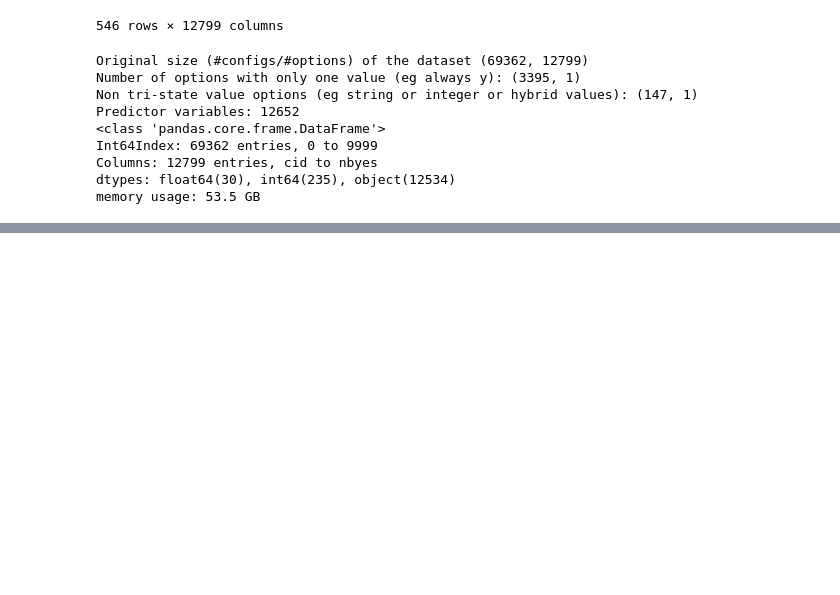
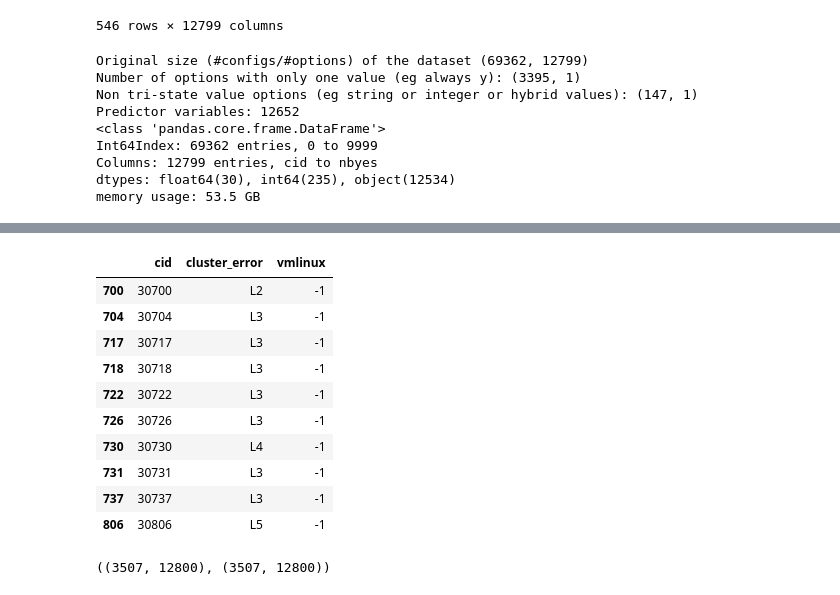
Before and after one commit to harel-coffee/compilation-analysis-auto, a Jupyter notebook: TUXML-analysis.ipynb, the cells around one changed output, grey strips where cells are left out. Saved outputs shown, nothing was run; the diff lists cells and outputs as text; code cells hidden in the pictures; blank space fills up the shorter version.

```diff
--- a/TUXML-analysis.ipynb
+++ b/TUXML-analysis.ipynb
@@ -468,0 +515,45 @@ Feature ranking: top (20)
+# %%
+errors = pd.read_csv('errors.csv')
+clusters = []
+
+#rawtuxdata.query("vmlinux == -1", inplace=True)
+#print (len(rawtuxdata))
+#rawtuxdata['cluster'] = 'null'
+#num = len(rawtuxdata.columns) - 1
+# query("vmlinux == -1").
+i = 0
+for row in rawtuxdata.iterrows():
+    cid = row[1]['cid']
+    if (row[1]['vmlinux'] != -1):
+        log = 'NO_FAILURE'
+    else:
+        cid_error = errors.query("cid == " + str(cid))
+        if (len(cid_error) > 0):
+            log = cid_error['error'].iloc[0]
+        else:
+            print("strange case (no cid?)")
+    clusters.append(log)
+    #rawtuxdata.iloc[i, num] = log
+#    i = i + 1
+#rawtuxdata[:10]
+#pd.merge(rawtuxdata, errors, on='cid', how='outer')
+# %%
+rawtuxdata['cluster_error'] = clusters
+# %%
+rawtuxdata.query("cluster_error != 'NO_FAILURE'")[['cid', 'cluster_error', 'vmlinux']][:10]
+# %% [output]
+|  | cid | cluster_error | vmlinux |
+| 700 | 30700 | L2 | -1 |
+| 704 | 30704 | L3 | -1 |
+| 717 | 30717 | L3 | -1 |
+| 718 | 30718 | L3 | -1 |
+| 722 | 30722 | L3 | -1 |
+| 726 | 30726 | L3 | -1 |
+| 730 | 30730 | L4 | -1 |
+| 731 | 30731 | L3 | -1 |
+| 737 | 30737 | L3 | -1 |
+| 806 | 30806 | L5 | -1 |
+# %%
+rawtuxdata.query("vmlinux == -1").shape, rawtuxdata.query("cluster_error != 'NO_FAILURE'").shape
+# %% [output]
+((3507, 12800), (3507, 12800))
```
Also changed, not shown: parts of 3 cells of this notebook, 3 other files.
